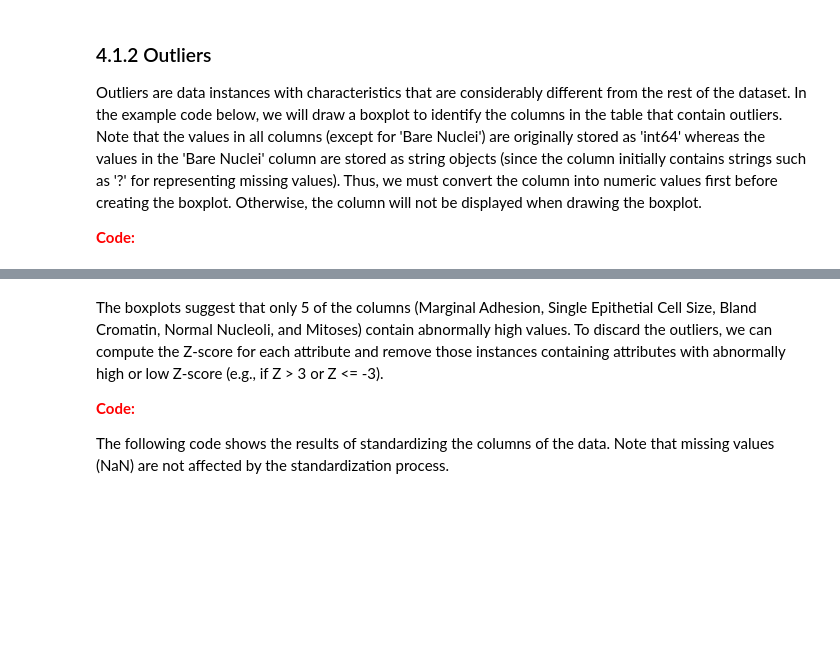
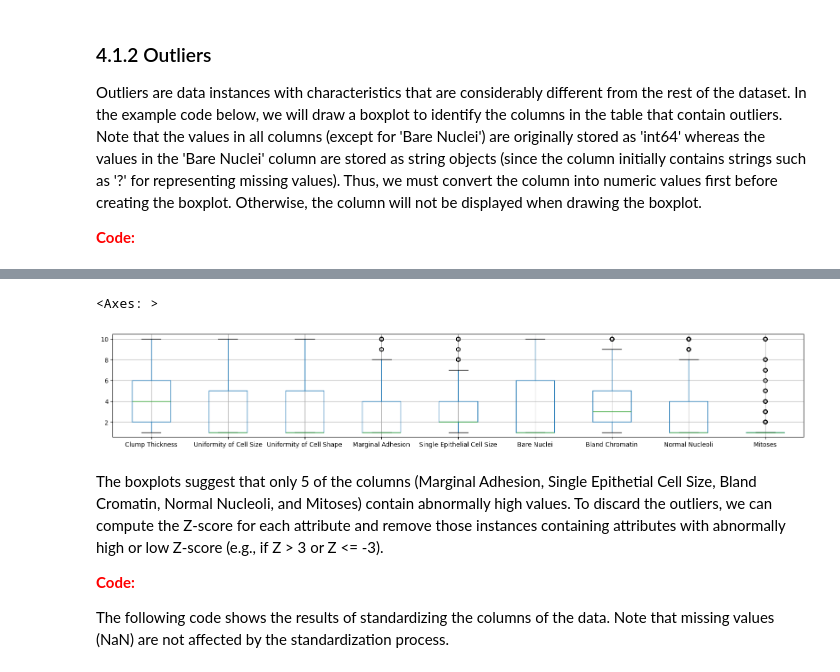
Before and after one commit to Ala-Eddine-Mezdoud/data_mining, a Jupyter notebook: Lab 2/Part1/Lab2-pre-processing - part1.ipynb, the cells around one changed output, grey strips where cells are left out. Drawn from its saved outputs; the diff is of its cells as text; code cells hidden in the pictures; blank space fills up the shorter version.

```diff
--- a/Lab 2/Part1/Lab2-pre-processing - part1.ipynb
+++ b/Lab 2/Part1/Lab2-pre-processing - part1.ipynb
@@ -89,11 +82,11 @@ According to the description of the data (https://archive.ics.uci.edu/ml/dataset
 # %%
 import numpy as np
 
-data = #FIXME#
+data = data.replace('?', np.nan)
 
-print('Number of instances = %d' % (#FIXME#))
-print('Number of attributes = %d' % (#FIXME#))
+print('Number of instances = %d' % data.shape[0])
+print('Number of attributes = %d' % data.shape[1])
 
 print('Number of missing values:')
 for col in data.columns:
-    print('\t%s: %d' % (#FIXME#))
+    print('\t%s: %d' % (col, np.sum(data[col].isna())))
@@ -128,9 +163,12 @@ Outliers are data instances with characteristics that are considerably different
 # %%
 %matplotlib inline
 
 data2 = data.drop(['Class'],axis=1)
-data2['Bare Nuclei'] = #FIXME#
+data2['Bare Nuclei'] = pd.to_numeric(data2['Bare Nuclei'], errors='coerce')
 data2.boxplot(figsize=(20,3))
+# %% [output]
+<Axes: >
+[figure, added]
 # %% [markdown]
 The boxplots suggest that only 5 of the columns (Marginal Adhesion, Single Epithetial Cell Size, Bland Cromatin, Normal Nucleoli, and Mitoses) contain abnormally high values. To discard the outliers, we can compute the Z-score for each attribute and remove those instances containing attributes with abnormally high or low Z-score (e.g., if Z > 3 or Z <= -3).
 
```
Also changed, not shown: parts of 29 cells of this notebook.
